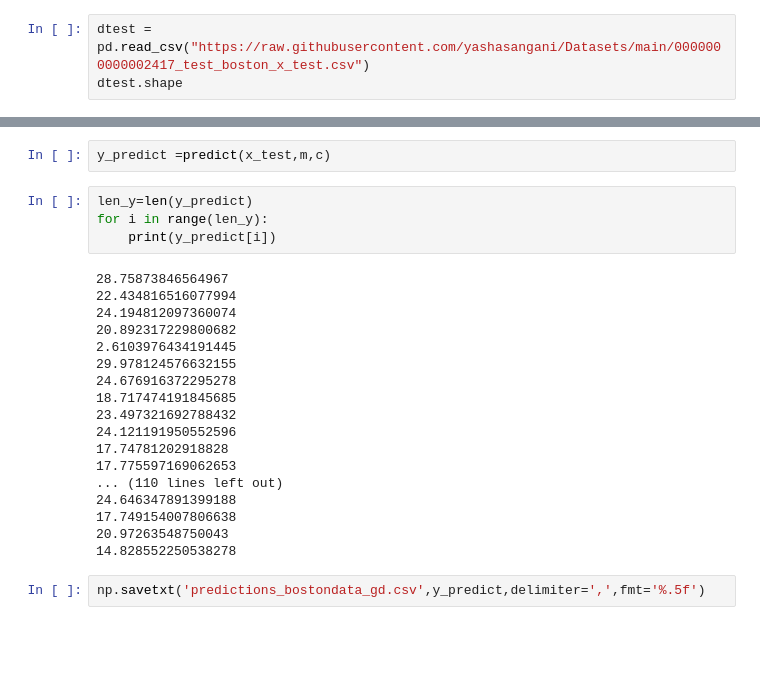
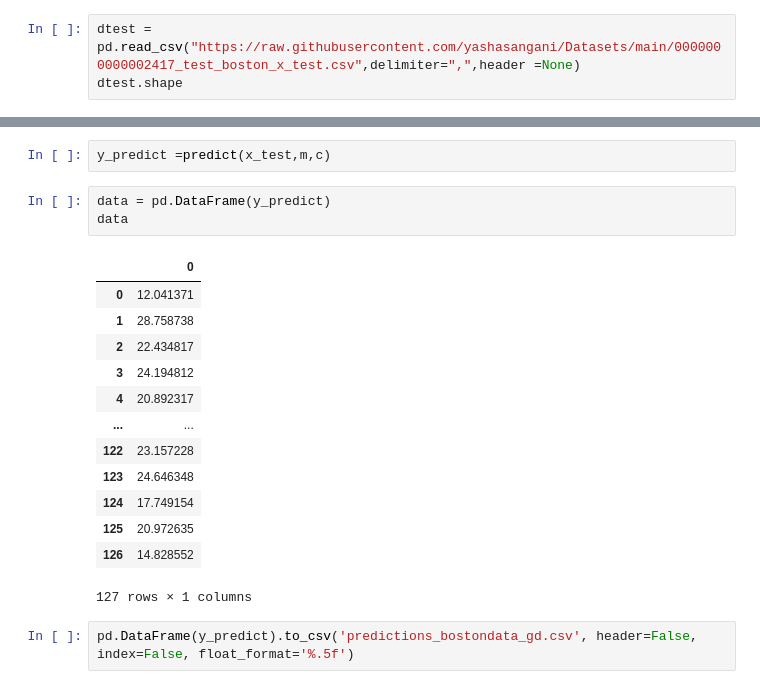
Before and after one commit to yashasangani/Projects, a Jupyter notebook: gradient_descent_project_boston_dataset.ipynb, the cells around one changed output, grey strips where cells are left out. Drawn from its saved outputs; the diff is of its cells as text; blank space fills up the shorter version.

```diff
--- a/gradient_descent_project_boston_dataset.ipynb
+++ b/gradient_descent_project_boston_dataset.ipynb
@@ -68,6 +68,6 @@ x_train.shape
 # %% [output]
 (379, 13)
 # %%
-dtest = pd.read_csv("https://raw.githubusercontent.com/yashasangani/Datasets/main/0000000000002417_test_boston_x_test.csv")
+dtest = pd.read_csv("https://raw.githubusercontent.com/yashasangani/Datasets/main/0000000000002417_test_boston_x_test.csv",delimiter=",",header =None)
 dtest.shape
 # %% [output]
@@ -195,27 +195,22 @@ def predict(x,m,c):
     return y_pred
 # %%
 y_predict =predict(x_test,m,c)
-# %%
-len_y=len(y_predict)
-for i in range(len_y):
-    print(y_predict[i])
-# %% [output]
-28.75873846564967
-22.434816516077994
-24.194812097360074
-20.892317229800682
-2.6103976434191445
-29.978124576632155
-24.676916372295278
-18.717474191845685
-23.497321692788432
-24.121191950552596
-17.74781202918828
-17.775597169062653
-... (110 lines left out)
-24.646347891399188
-17.749154007806638
-20.97263548750043
-14.828552250538278
-# %%
-np.savetxt('predictions_bostondata_gd.csv',y_predict,delimiter=',',fmt='%.5f')
+# %%
+data = pd.DataFrame(y_predict)
+data
+# %% [output]
+|  | 0 |
+| 0 | 12.041371 |
+| 1 | 28.758738 |
+| 2 | 22.434817 |
+| 3 | 24.194812 |
+| 4 | 20.892317 |
+| ... | ... |
+| 122 | 23.157228 |
+| 123 | 24.646348 |
+| 124 | 17.749154 |
+| 125 | 20.972635 |
+| 126 | 14.828552 |
+127 rows × 1 columns
+# %%
+pd.DataFrame(y_predict).to_csv('predictions_bostondata_gd.csv', header=False, index=False, float_format='%.5f')
```
Also changed, not shown: parts of 2 cells of this notebook.
